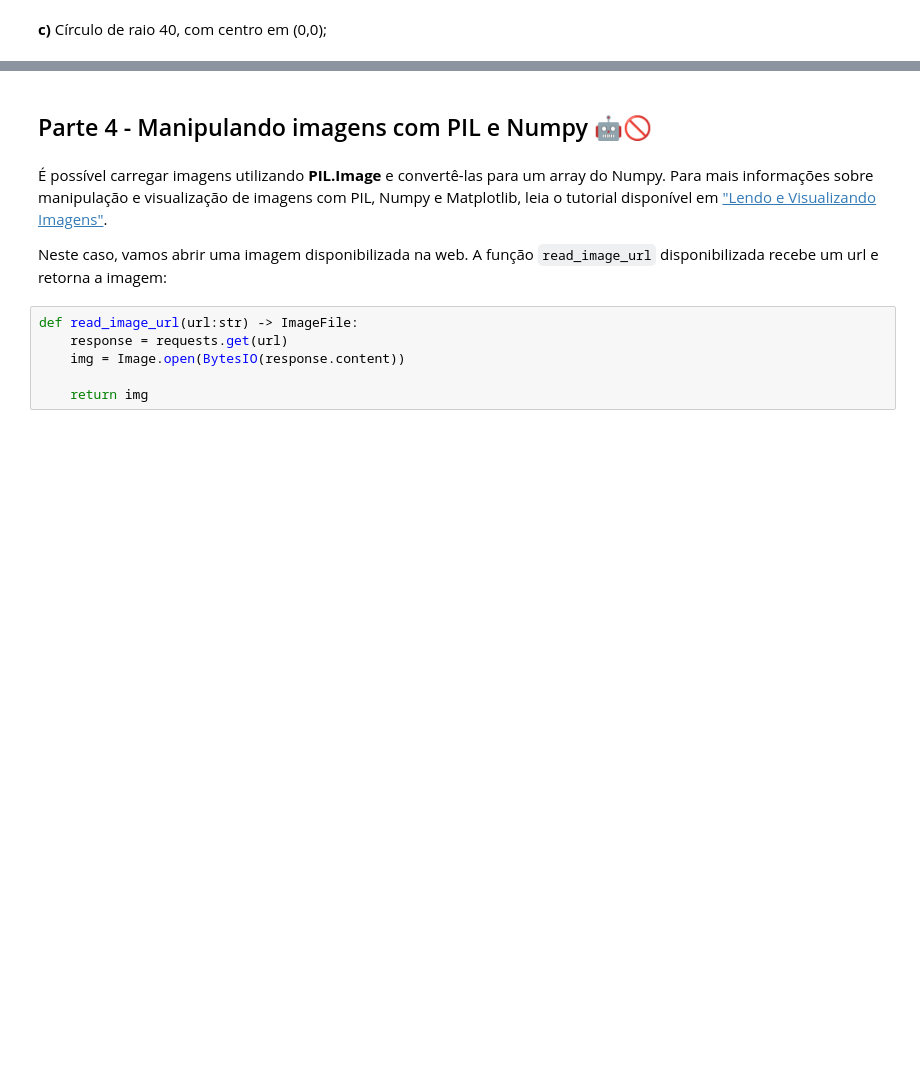
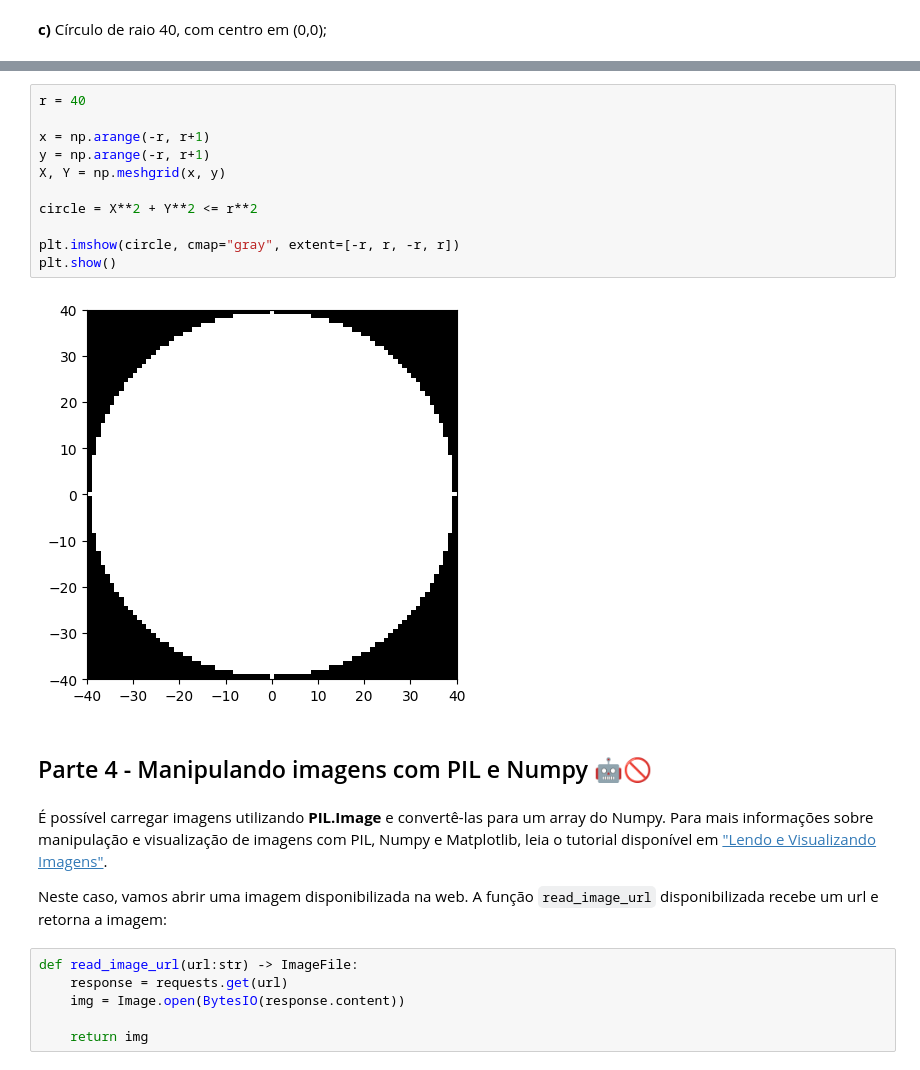
Before and after one commit to UNICAMP-EA979/2026s1-pi01-numpy-JoaoSenirio, a Jupyter notebook: Atividade.ipynb, the cells around one changed output, grey strips where cells are left out. Drawn from its saved outputs; the diff is of its cells as text; blank space fills up the shorter version.

```diff
--- a/Atividade.ipynb
+++ b/Atividade.ipynb
@@ -391,3 +418,16 @@ Baseando-se no tutorial sobre as funções [indices e meshgrid](https://github.c
+# %%
+r = 40
+
+x = np.arange(-r, r+1)
+y = np.arange(-r, r+1)
+X, Y = np.meshgrid(x, y)
+
+circle = X**2 + Y**2 <= r**2
+
+plt.imshow(circle, cmap="gray", extent=[-r, r, -r, r])
+plt.show()
+# %% [output]
+[figure, added]
 # %% [markdown]
 ## Parte 4 - Manipulando imagens com PIL e Numpy 🤖🚫
 # %% [markdown]
```
Also changed, not shown: parts of 16 cells of this notebook.
